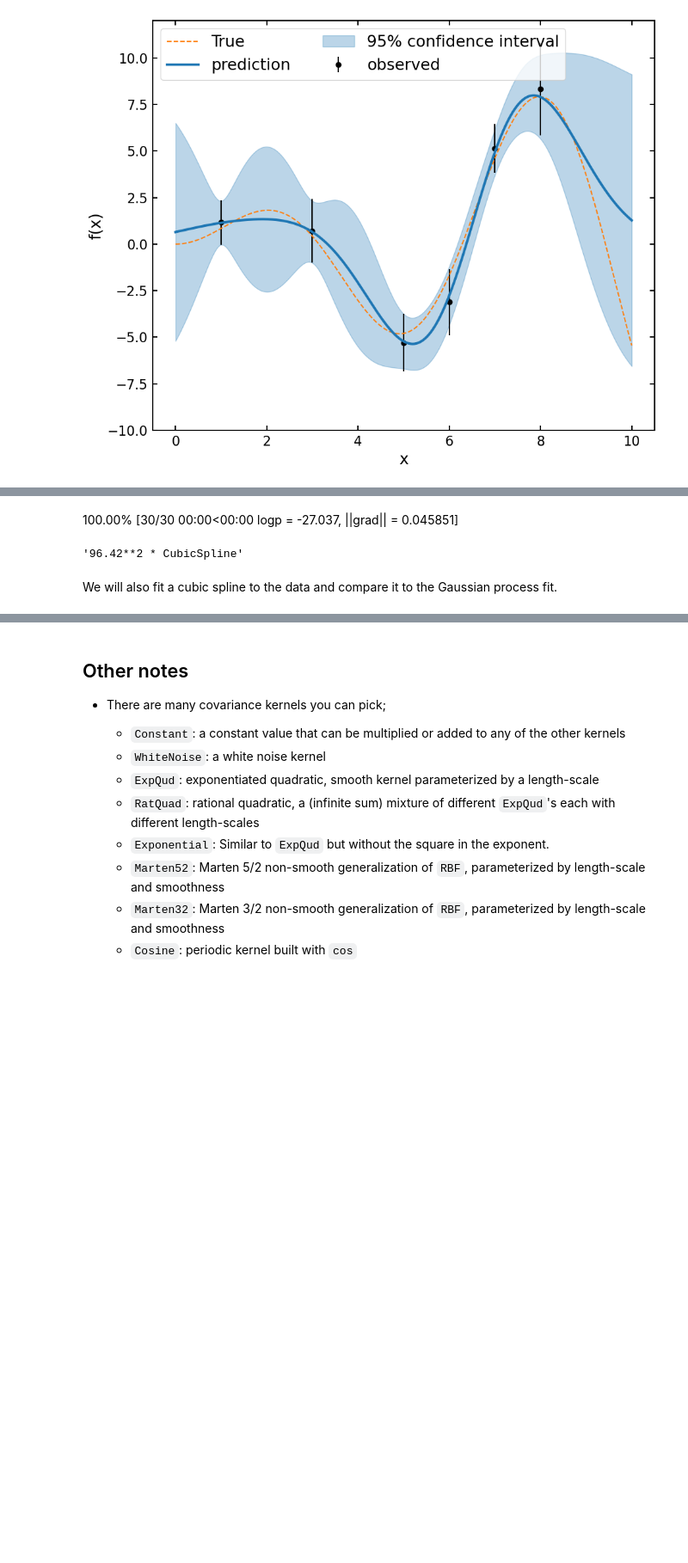
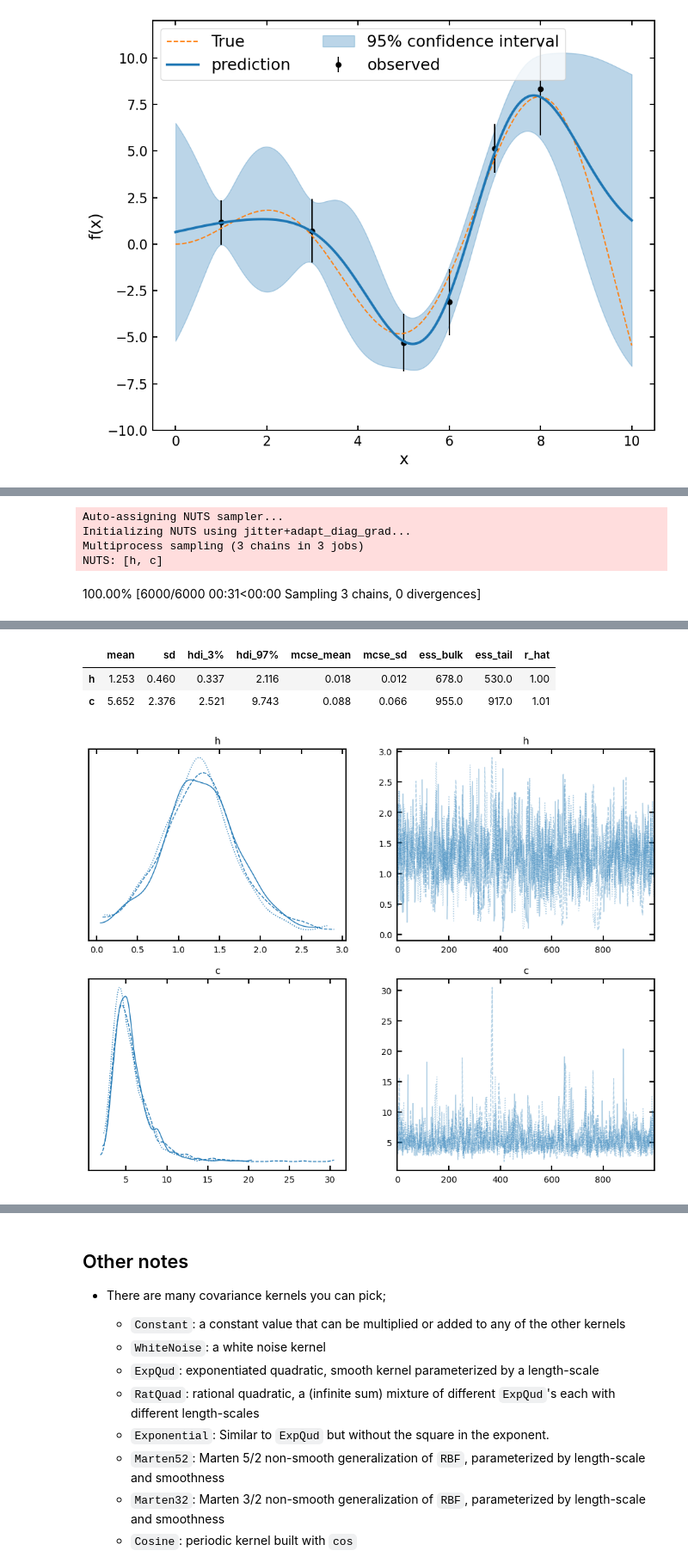
Before and after one commit to CKrawczyk/jupyter_data_languages, a Jupyter notebook: Gaussian_process_regression_pymc.ipynb, the cells around one changed output, grey strips where cells are left out. Shown at 86% size. Cells and saved outputs as stored; diff of their text form; code cells hidden in the pictures; blank space fills up the shorter version.

```diff
--- a/Gaussian_process_regression_pymc.ipynb
+++ b/Gaussian_process_regression_pymc.ipynb
@@ -381,8 +326,0 @@ $$
-# %%
-with model_cube:
-    mp_cube = pm.find_MAP()
-
-display('{0:.2f}**2 * CubicSpline'.format(mp_cube['tau']))
-# %% [output]
-100.00% [30/30 00:00<00:00 logp = -27.037, ||grad|| = 0.045851]
-'96.42**2 * CubicSpline'
@@ -393,2 +326,0 @@ sd_cube = np.sqrt(var_cube)
-# %% [markdown]
-We will also fit a cubic spline to the data and compare it to the Gaussian process fit.
@@ -397,0 +327,20 @@ y_new = interpolate.splev(X_new, tck)
+# %%
+with model_noise:
+    trace_noise = pm.sample(
+        tune=1000,
+        draws=1000,
+        chains=3,
+        cores=3,
+        init="jitter+adapt_diag_grad",
+        nuts={"target_accept": 0.99},
+        return_inferencedata=True
+    )
+
+display(pm.summary(trace_noise))
+pm.plot_trace(trace_noise, figsize=(12, 9));
+# %% [output]
+Auto-assigning NUTS sampler...
+Initializing NUTS using jitter+adapt_diag_grad...
+Multiprocess sampling (3 chains in 3 jobs)
+NUTS: [h, c]
+100.00% [6000/6000 00:31<00:00 Sampling 3 chains, 0 divergences]
@@ -397,0 +348,4 @@ y_new = interpolate.splev(X_new, tck)
+|  | mean | sd | hdi_3% | hdi_97% | mcse_mean | mcse_sd | ess_bulk | ess_tail | r_hat |
+| h | 1.253 | 0.460 | 0.337 | 2.116 | 0.018 | 0.012 | 678.0 | 530.0 | 1.00 |
+| c | 5.652 | 2.376 | 2.521 | 9.743 | 0.088 | 0.066 | 955.0 | 917.0 | 1.01 |
+[figure, added]
```
Also changed, not shown: parts of 21 cells of this notebook, 1 other file.
